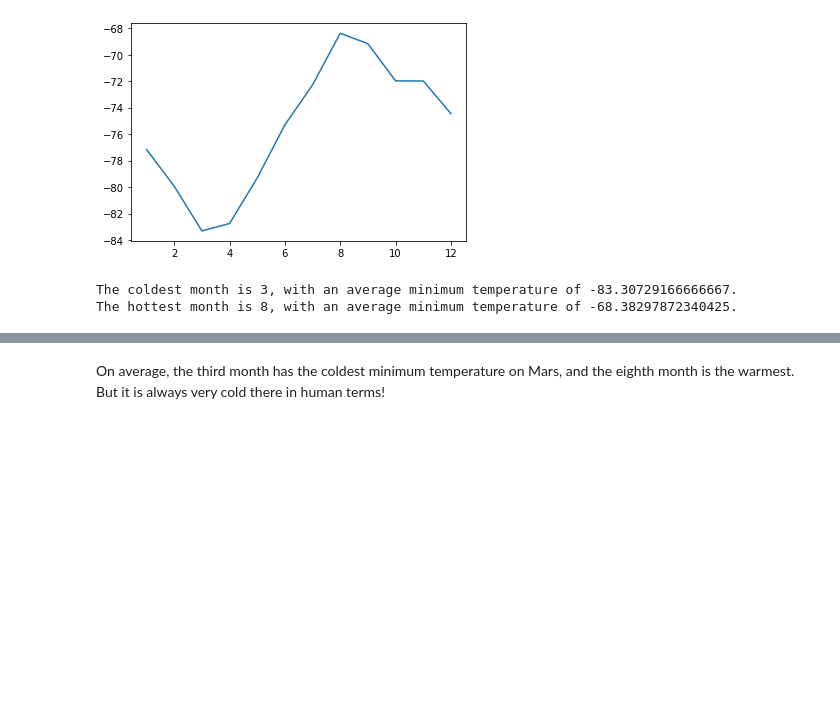
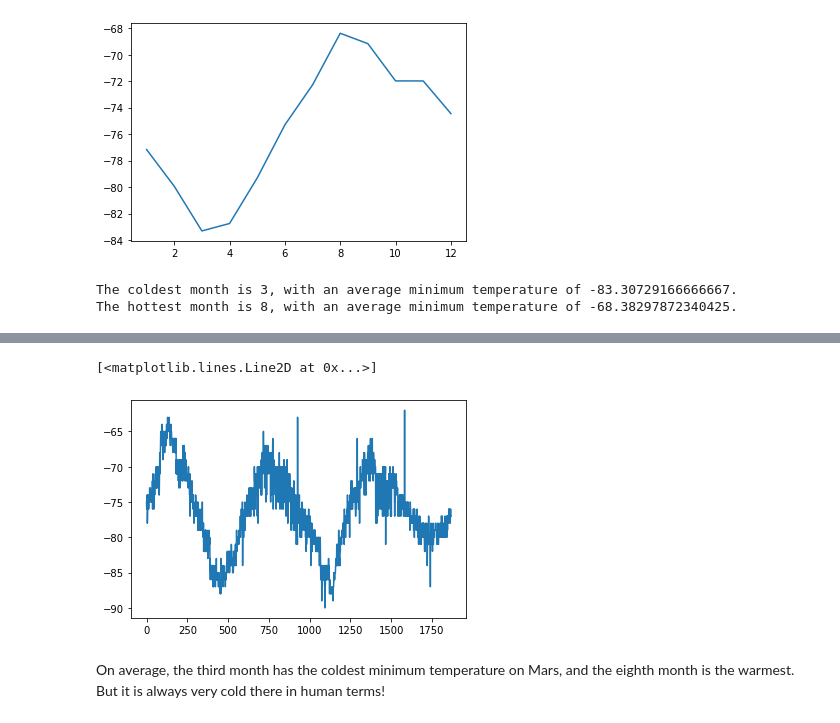
Before and after one commit to rhisehl/Mars-Weather-Analysis, a Jupyter notebook: Weather Evaluation/part_2_mars_weather.ipynb, the cells around one changed output, grey strips where cells are left out. Drawn from its saved outputs; the diff is of its cells as text; code cells hidden in the pictures; blank space fills up the shorter version.

```diff
--- a/Weather Evaluation/part_2_mars_weather.ipynb
+++ b/Weather Evaluation/part_2_mars_weather.ipynb
@@ -214,3 +233,8 @@ The hottest month is 8, with an average minimum temperature of -68.3829787234042
+# %%
+plt.plot(mars_df['min_temp'])
+# %% [output]
+[<matplotlib.lines.Line2D at 0x...>]
+[figure, added]
 # %% [markdown]
 On average, the third month has the coldest minimum temperature on Mars, and the eighth month is the warmest. But it is always very cold there in human terms!
 # %% [markdown]
```
Also changed, not shown: parts of 4 cells of this notebook, 1 other file.
